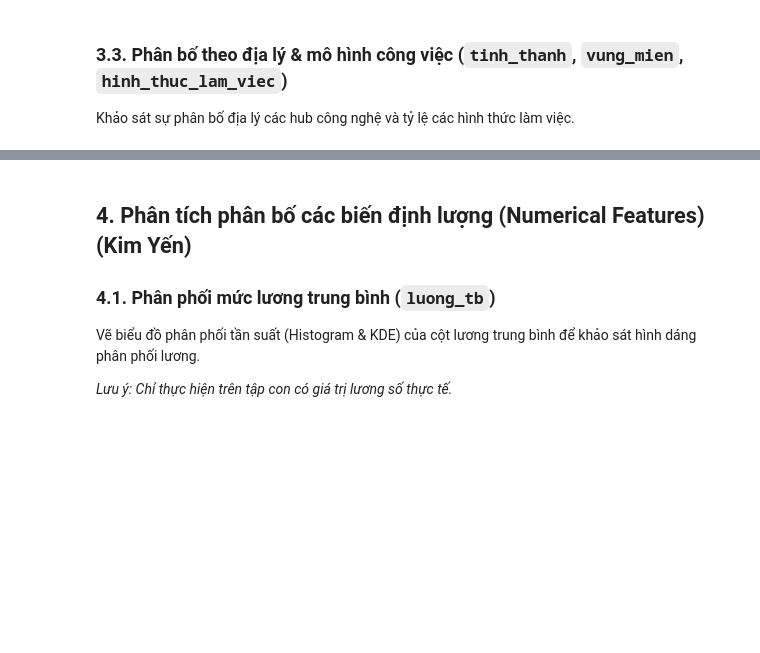
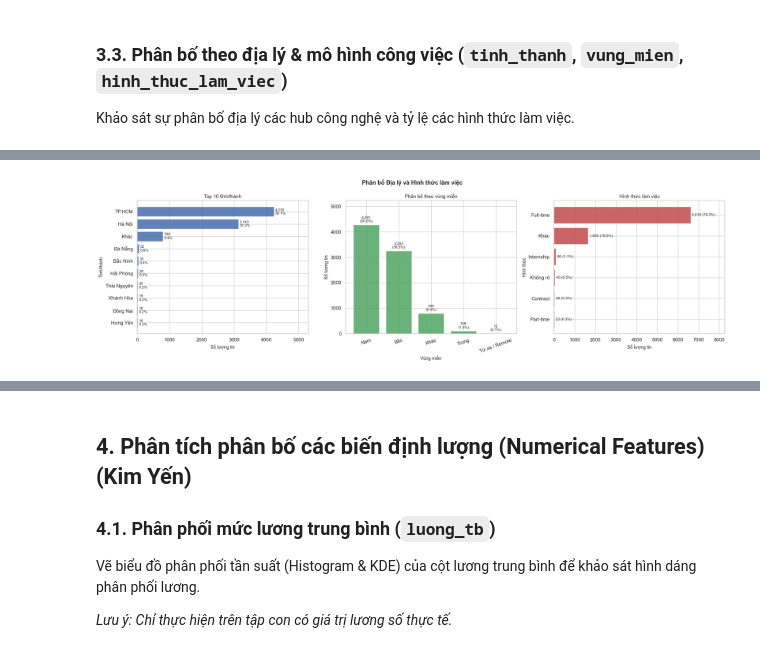
Before and after one commit to TrucHang676/TQH-FINAL-PROJECT-N5, a Jupyter notebook: notebooks/eda.ipynb, the cells around one changed output, grey strips where cells are left out. Saved outputs shown, nothing was run; the diff lists cells and outputs as text; code cells hidden in the pictures; blank space fills up the shorter version.

```diff
--- a/notebooks/eda.ipynb
+++ b/notebooks/eda.ipynb
@@ -83,4 +537,85 @@ Thống kê tần suất và tỷ lệ của các cấp bậc kinh nghiệm.
 ### **3.3. Phân bố theo địa lý & mô hình công việc (`tinh_thanh`, `vung_mien`, `hinh_thuc_lam_viec`)**
 Khảo sát sự phân bố địa lý các hub công nghệ và tỷ lệ các hình thức làm việc.
 # %%
-# Viết code thống kê phân bố địa lý và hình thức làm việc tại đây
+# Thống kê phân bố theo tỉnh/thành, vùng miền và hình thức làm việc
+city_counts = df['tinh_thanh'].value_counts(dropna=False)
+region_counts = df['vung_mien'].value_counts(dropna=False)
+work_type_counts = df['hinh_thuc_lam_viec'].value_counts(dropna=False)
+
+city_summary = pd.DataFrame({
+    'so_luong': city_counts,
+    'ty_le_%': (city_counts / len(df) * 100).round(2)
+})
+region_summary = pd.DataFrame({
+    'so_luong': region_counts,
+    'ty_le_%': (region_counts / len(df) * 100).round(2)
+})
+work_type_summary = pd.DataFrame({
+    'so_luong': work_type_counts,
+    'ty_le_%': (work_type_counts / len(df) * 100).round(2)
+})
+
+print("=== Top tỉnh/thành theo số lượng tin tuyển dụng ===")
+display(city_summary.head(10))
+
+print("\n=== Phân bố theo vùng miền ===")
+display(region_summary)
+
+print("\n=== Phân bố theo hình thức làm việc ===")
+display(work_type_summary)
+
+# ── Biểu đồ ──
+fig, axes = plt.subplots(1, 3, figsize=(20, 6))
+fig.suptitle("Phân bố Địa lý và Hình thức làm việc", fontsize=13, fontweight='bold')
+
+# --- Top 10 tỉnh/thành ---
+ax1 = axes[0]
+top_city = city_summary.head(10).sort_values('so_luong', ascending=True)
+bars1 = ax1.barh(top_city.index, top_city['so_luong'], color='#4C72B0', alpha=0.88, edgecolor='white')
+for bar, (_, row) in zip(bars1, top_city.iterrows()):
+    ax1.text(
+        bar.get_width() + 35,
+        bar.get_y() + bar.get_height()/2,
+        f"{int(row['so_luong']):,}\n{row['ty_le_%']:.1f}%",
+        va='center', fontsize=8.5
+    )
+ax1.set_title("Top 10 tỉnh/thành", fontsize=11)
+ax1.set_xlabel("Số lượng tin", fontsize=10)
+ax1.set_ylabel("Tỉnh/thành", fontsize=10)
+ax1.set_xlim(0, top_city['so_luong'].max() * 1.25)
+
+# --- Vùng miền ---
+ax2 = axes[1]
+bars2 = ax2.bar(region_summary.index, region_summary['so_luong'], color='#55A868', alpha=0.88, edgecolor='white')
+for bar, (_, row) in zip(bars2, region_summary.iterrows()):
+    ax2.text(
+        bar.get_x() + bar.get_width()/2,
+        bar.get_height() + 70,
+        f"{int(row['so_luong']):,}\n({row['ty_le_%']:.1f}%)",
+        ha='center', va='bottom', fontsize=8.5
+    )
+ax2.set_title("Phân bố theo vùng miền", fontsize=11)
+ax2.set_xlabel("Vùng miền", fontsize=10)
+ax2.set_ylabel("Số lượng tin", fontsize=10)
+ax2.set_ylim(0, region_summary['so_luong'].max() * 1.22)
+ax2.tick_params(axis='x', labelrotation=20)
+
+# --- Hình thức làm việc ---
+ax3 = axes[2]
+work_plot = work_type_summary.sort_values('so_luong', ascending=True)
+bars3 = ax3.barh(work_plot.index, work_plot['so_luong'], color='#C44E52', alpha=0.88, edgecolor='white')
+for bar, (_, row) in zip(bars3, work_plot.iterrows()):
+    ax3.text(
+        bar.get_width() + 55,
+        bar.get_y() + bar.get_height()/2,
+        f"{int(row['so_luong']):,} ({row['ty_le_%']:.1f}%)",
+        va='center', fontsize=8.5
+    )
+ax3.set_title("Hình thức làm việc", fontsize=11)
+ax3.set_xlabel("Số lượng tin", fontsize=10)
+ax3.set_ylabel("Hình thức", fontsize=10)
+ax3.set_xlim(0, work_plot['so_luong'].max() * 1.25)
+
+plt.tight_layout()
+plt.show()
+# %% [output]
@@ -86,0 +652 @@ Khảo sát sự phân bố địa lý các hub công nghệ và tỷ lệ các
+[figure, added]
```
Also changed, not shown: parts of 13 cells of this notebook.
